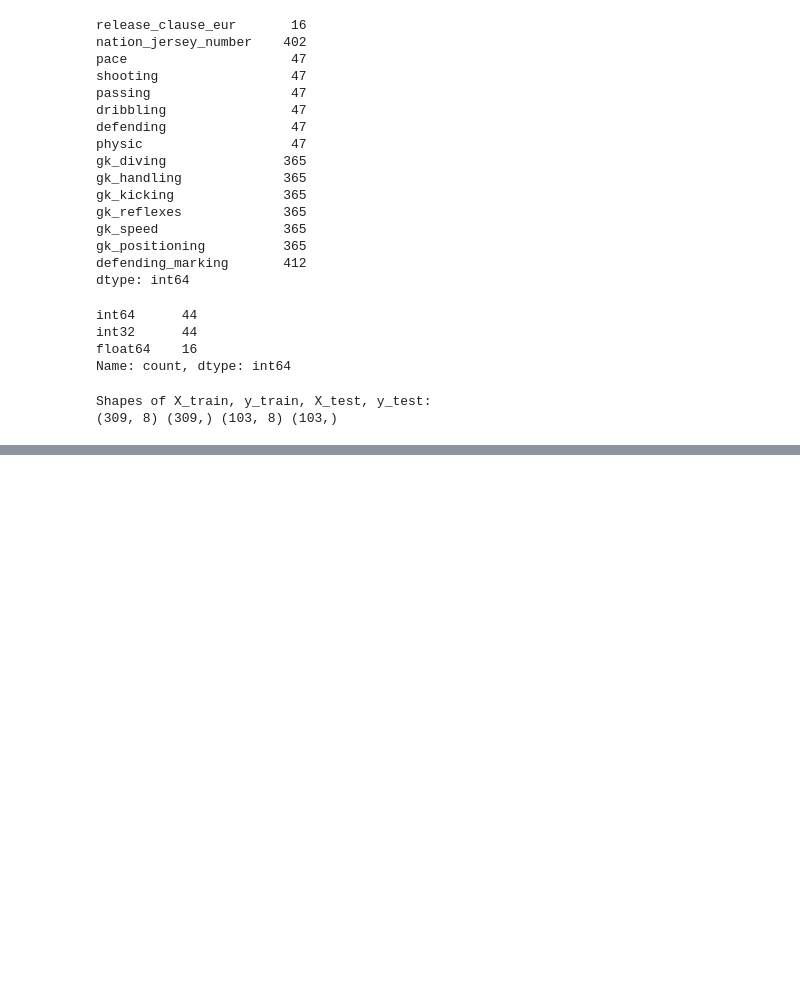
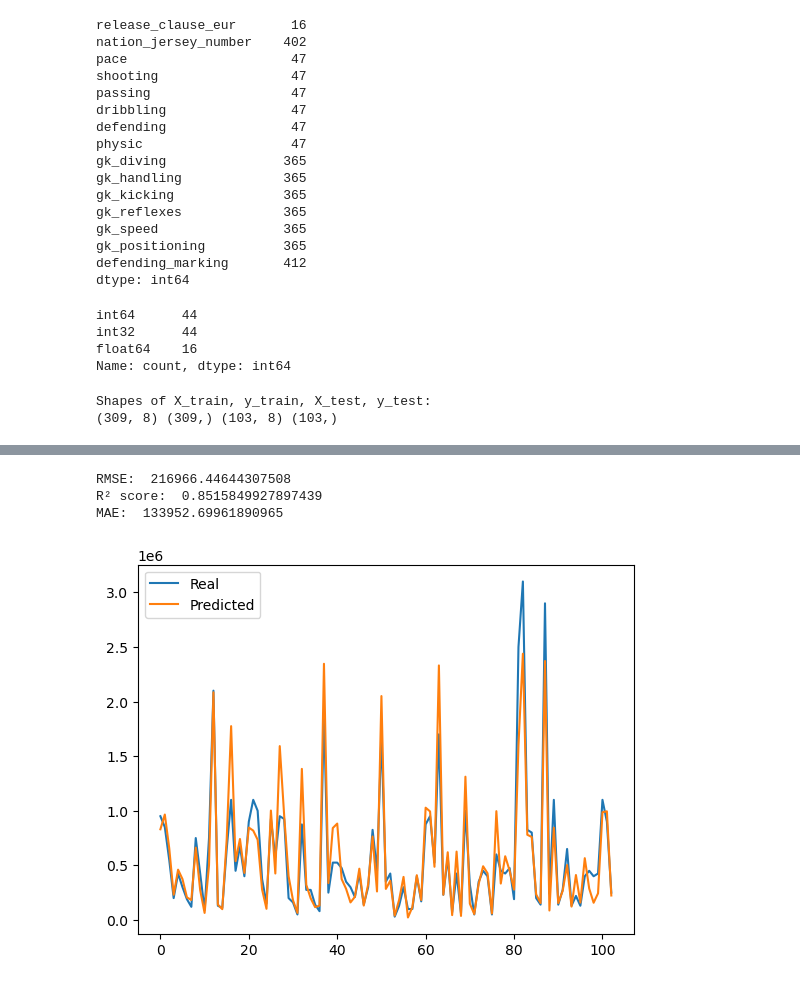
Before and after one commit to yter47/ExjobbKod, a Jupyter notebook: LightGBMNotebookTest-1.ipynb, the cells around one changed output, grey strips where cells are left out. Cells and saved outputs as stored; diff of their text form; code cells hidden in the pictures; blank space fills up the shorter version.

```diff
--- a/LightGBMNotebookTest-1.ipynb
+++ b/LightGBMNotebookTest-1.ipynb
@@ -255,3 +316,33 @@ plt.show()
+# %%
+#if os.path.exists('lightGBM_model.txt'):
+    #loaded_model = lgbm.Booster(model_file='lightGBM_model.txt')
+    #model = lgbm.train(params, train_data, valid_sets=[eval_data], num_boost_round=500, init_model=loaded_model)
+#else:
+    #model = lgbm.train(params, train_data, valid_sets=[eval_data], num_boost_round=500)
+
+model = lgbm.train(best_params_lgb, train_data, valid_sets=[eval_data], num_boost_round=500)
+y_pred_loaded = model.predict(X_test, num_iteration=model.best_iteration)
+rmse = np.sqrt(mean_squared_error(y_test, y_pred_loaded))
+# R² score
+r2 = r2_score(y_test, y_pred_loaded)
+mae = mean_absolute_error(y_test, y_pred_loaded)
+
+print('RMSE: ', rmse)
+print('R² score: ', r2)
+print('MAE: ', mae)
+
+plt.plot(y_test.values.ravel(), label='Real')
+plt.plot(y_pred_loaded, label='Predicted')
+plt.legend()
+plt.show()
+
+# Spara den nya modellen
+#model.save_model('lightGBM_model.txt')
+# %% [output]
+RMSE:  216966.44644307508
+R² score:  0.8515849927897439
+MAE:  133952.69961890965
+[figure, added]
 # %%
 linear_model = LinearRegression()
 
```
Also changed, not shown: parts of 13 cells of this notebook.
